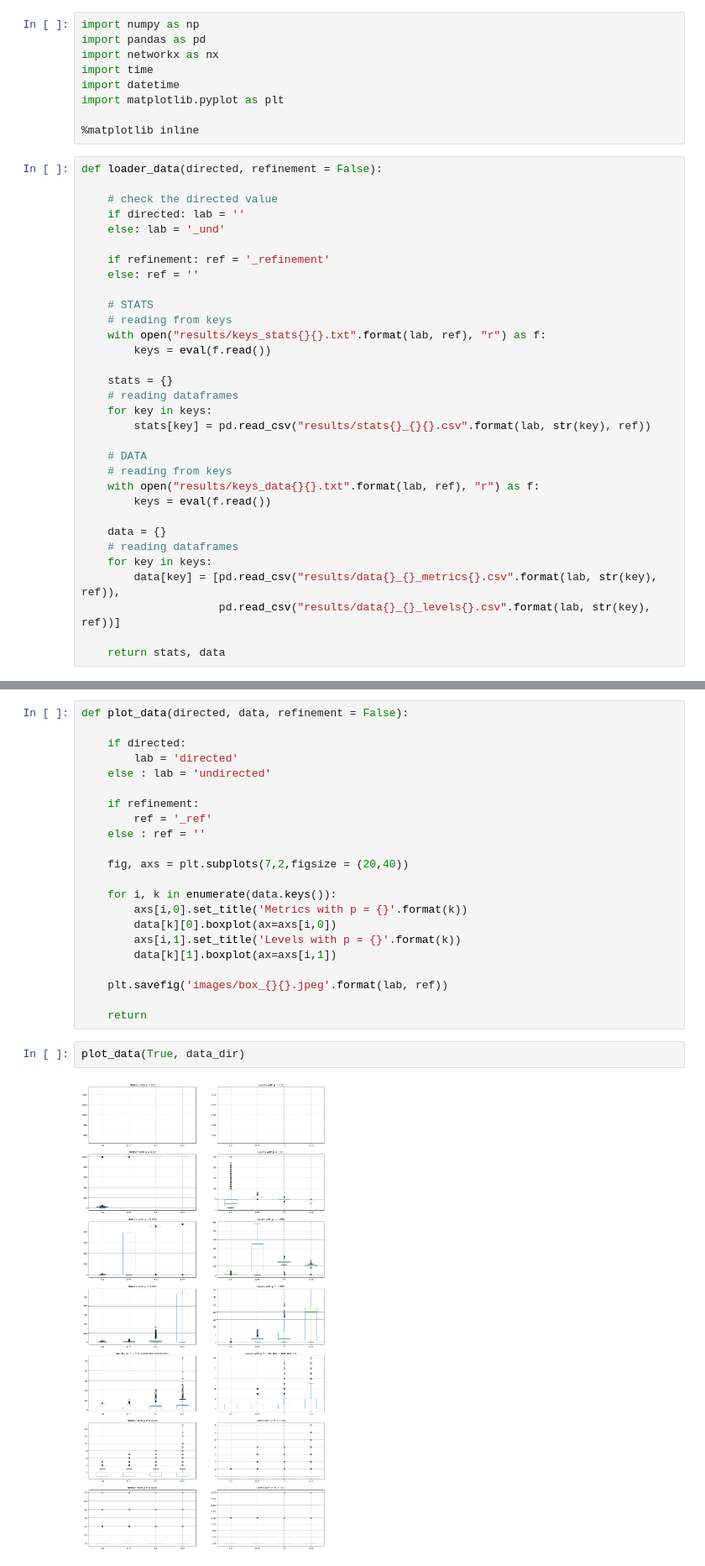
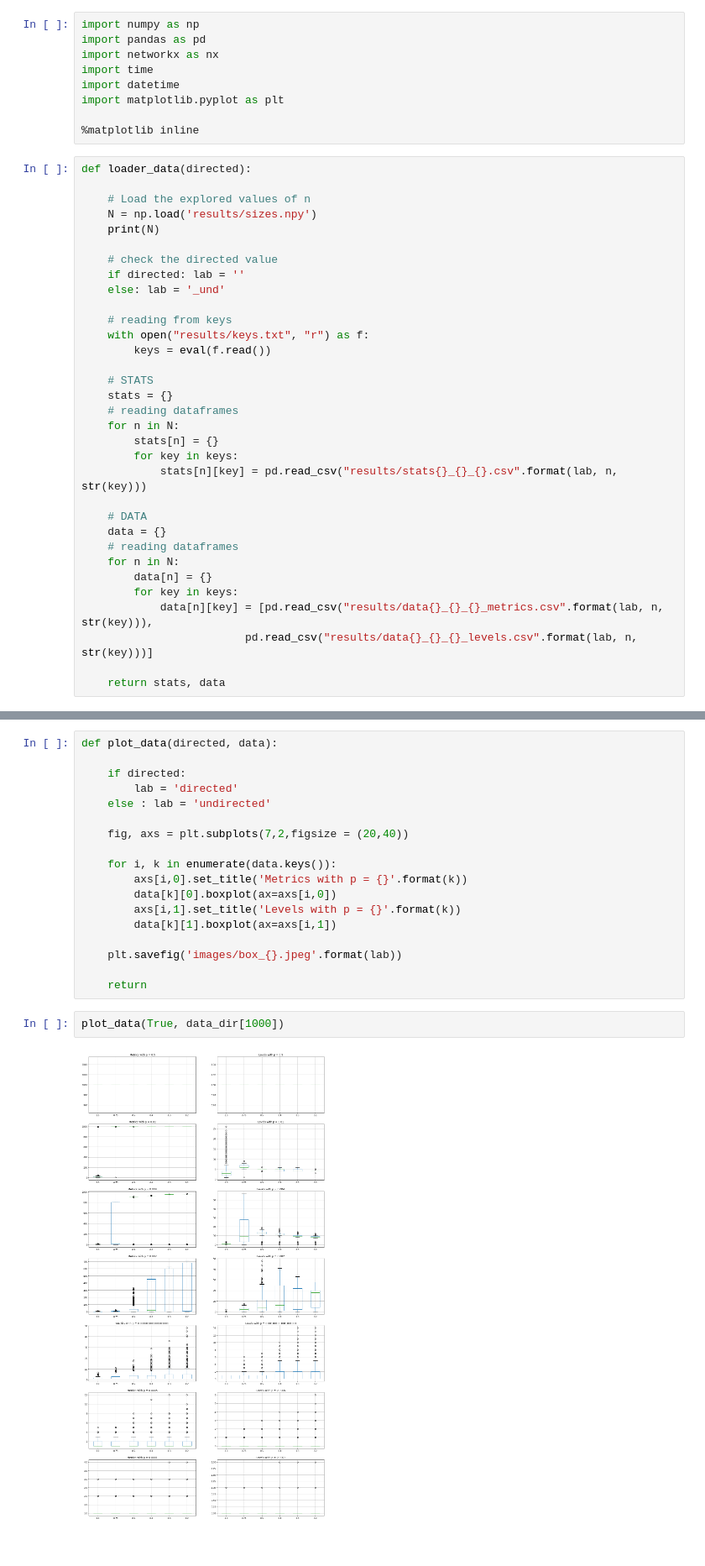
Before and after one commit to liacov/FLTR-Gnp, a Jupyter notebook: FLTR_visualization.ipynb, the cells around one changed output, grey strips where cells are left out. Shown: that part at 84% size. Saved outputs shown, nothing was run; the diff lists cells and outputs as text.

Commit message:
fixed visualization

```diff
--- a/FLTR_visualization.ipynb
+++ b/FLTR_visualization.ipynb
@@ -8,35 +8,36 @@ import matplotlib.pyplot as plt
 
 %matplotlib inline
 # %%
-def loader_data(directed, refinement = False):
+def loader_data(directed):
+
+    # Load the explored values of n
+    N = np.load('results/sizes.npy')
+    print(N)
 
     # check the directed value
     if directed: lab = ''
     else: lab = '_und'
 
-    if refinement: ref = '_refinement'
-    else: ref = ''
+    # reading from keys
+    with open("results/keys.txt", "r") as f:
+        keys = eval(f.read())
 
     # STATS
-    # reading from keys
-    with open("results/keys_stats{}{}.txt".format(lab, ref), "r") as f:
-        keys = eval(f.read())
-
     stats = {}
     # reading dataframes
-    for key in keys:
-        stats[key] = pd.read_csv("results/stats{}_{}{}.csv".format(lab, str(key), ref))
+    for n in N:
+        stats[n] = {}
+        for key in keys:
+            stats[n][key] = pd.read_csv("results/stats{}_{}_{}.csv".format(lab, n, str(key)))
 
     # DATA
-    # reading from keys
-    with open("results/keys_data{}{}.txt".format(lab, ref), "r") as f:
-        keys = eval(f.read())
-
     data = {}
     # reading dataframes
-    for key in keys:
-        data[key] = [pd.read_csv("results/data{}_{}_metrics{}.csv".format(lab, str(key), ref)),
-                     pd.read_csv("results/data{}_{}_levels{}.csv".format(lab, str(key), ref))]
+    for n in N:
+        data[n] = {}
+        for key in keys:
+            data[n][key] = [pd.read_csv("results/data{}_{}_{}_metrics.csv".format(lab, n, str(key))),
+                         pd.read_csv("results/data{}_{}_{}_levels.csv".format(lab, n, str(key)))]
 
     return stats, data
 # %%
@@ -53,13 +57,9 @@ For n = 10^3, this threshold is approximately 0.007
 # %%
-def plot_data(directed, data, refinement = False):
+def plot_data(directed, data):
 
     if directed:
         lab = 'directed'
     else : lab = 'undirected'
-
-    if refinement:
-        ref = '_ref'
-    else : ref = ''
 
     fig, axs = plt.subplots(7,2,figsize = (20,40))
 
@@ -69,11 +69,11 @@ def plot_data(directed, data, refinement = False):
         axs[i,1].set_title('Levels with p = {}'.format(k))
         data[k][1].boxplot(ax=axs[i,1])
 
-    plt.savefig('images/box_{}{}.jpeg'.format(lab, ref))
+    plt.savefig('images/box_{}.jpeg'.format(lab))
 
     return
 # %%
-plot_data(True, data_dir)
+plot_data(True, data_dir[1000])
 # %% [output]
-[figure, old version]
+[figure, new version]
 # %%
```
Also changed, not shown: parts of 14 cells of this notebook, 8 other files.
